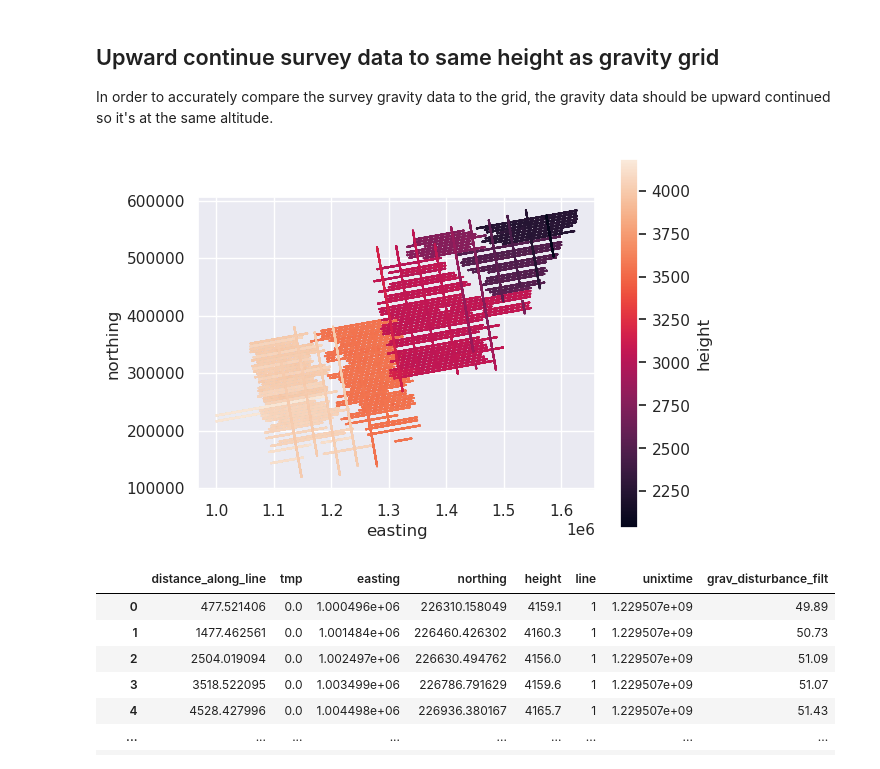
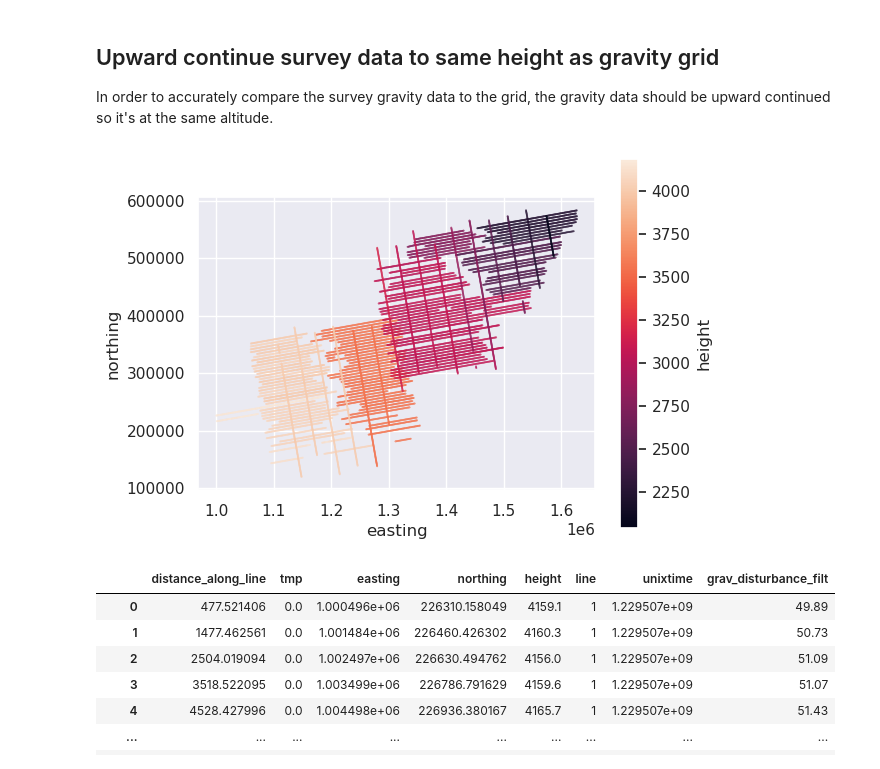
Before and after one commit to GeoToolkits/airbornegeo, a Jupyter notebook: docs/levelling_to_a_grid.ipynb, the cells around one changed output. Cells and saved outputs as stored; diff of their text form; code cells hidden in the pictures.

```diff
--- a/docs/levelling_to_a_grid.ipynb
+++ b/docs/levelling_to_a_grid.ipynb
@@ -111,15 +111,15 @@ eigen_disturbance.plot()
 In order to accurately compare the survey gravity data to the grid, the gravity data should be upward continued so it's at the same altitude.
 # %%
 # plot the data
-ax = data_df.plot.scatter(
+ax = data_df[::20].plot.scatter(
     "easting",
     "northing",
     c="height",
     s=0.1,
 )
 ax.set_aspect("equal")
 # %% [output]
-[figure, old version]
+[figure, new version]
 # %%
 blocked_survey = airbornegeo.block_reduce(
     data_df,
```
Also changed, not shown: parts of 1 cell of this notebook, 16 other files.
